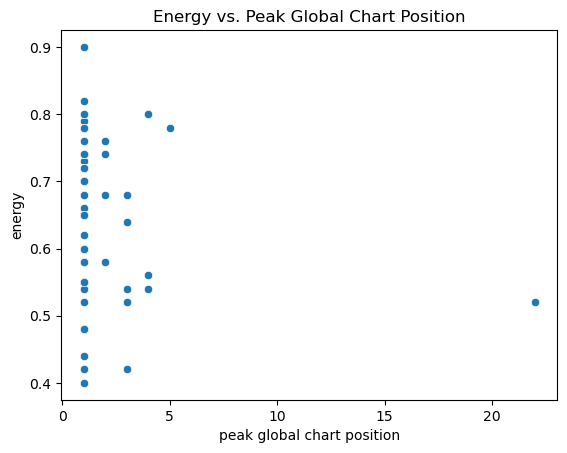
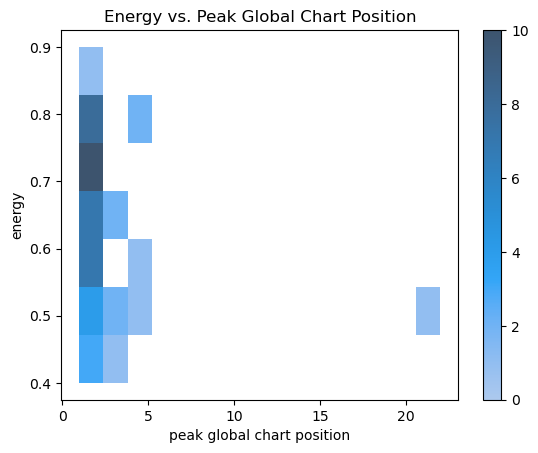
The notebook cell's code change between the first figure and the second:
--- before
+++ after
@@ -1,3 +1,3 @@
-spotifyDataScatterEnergy = sns.scatterplot(data=spotifyData, x="peak_global_chart_position", y="energy")
-spotifyDataScatterEnergy.set(xlabel='peak global chart position')
-spotifyDataScatterEnergy.set_title('Energy vs. Peak Global Chart Position')
+spotifyDataHistogramEnergy = sns.histplot(data=spotifyData, x="peak_global_chart_position", y="energy",  cbar=True)
+spotifyDataHistogramEnergy.set(xlabel='peak global chart position')
+spotifyDataHistogramEnergy.set_title('Energy vs. Peak Global Chart Position')

Commit: Update 02-EDACheckpoint.ipynb